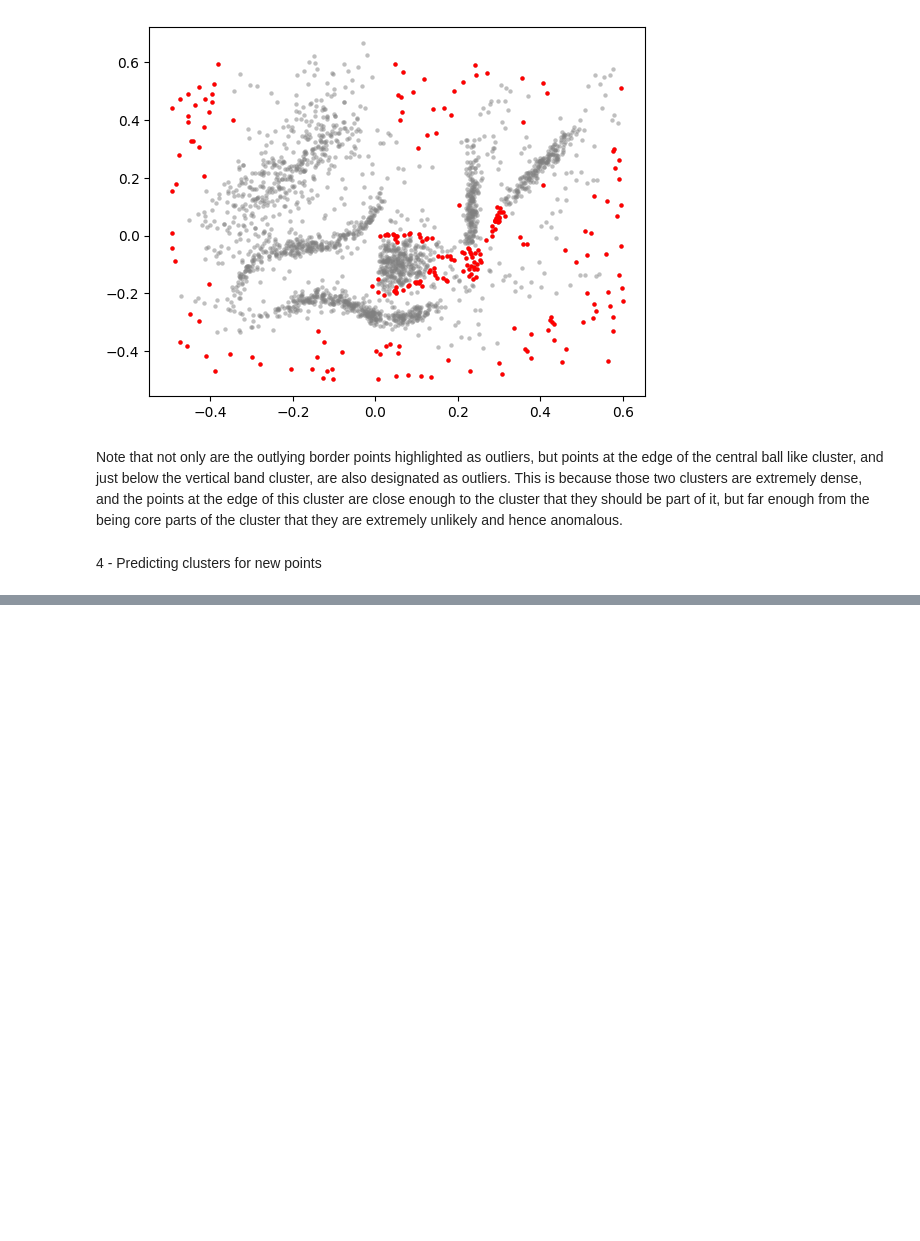
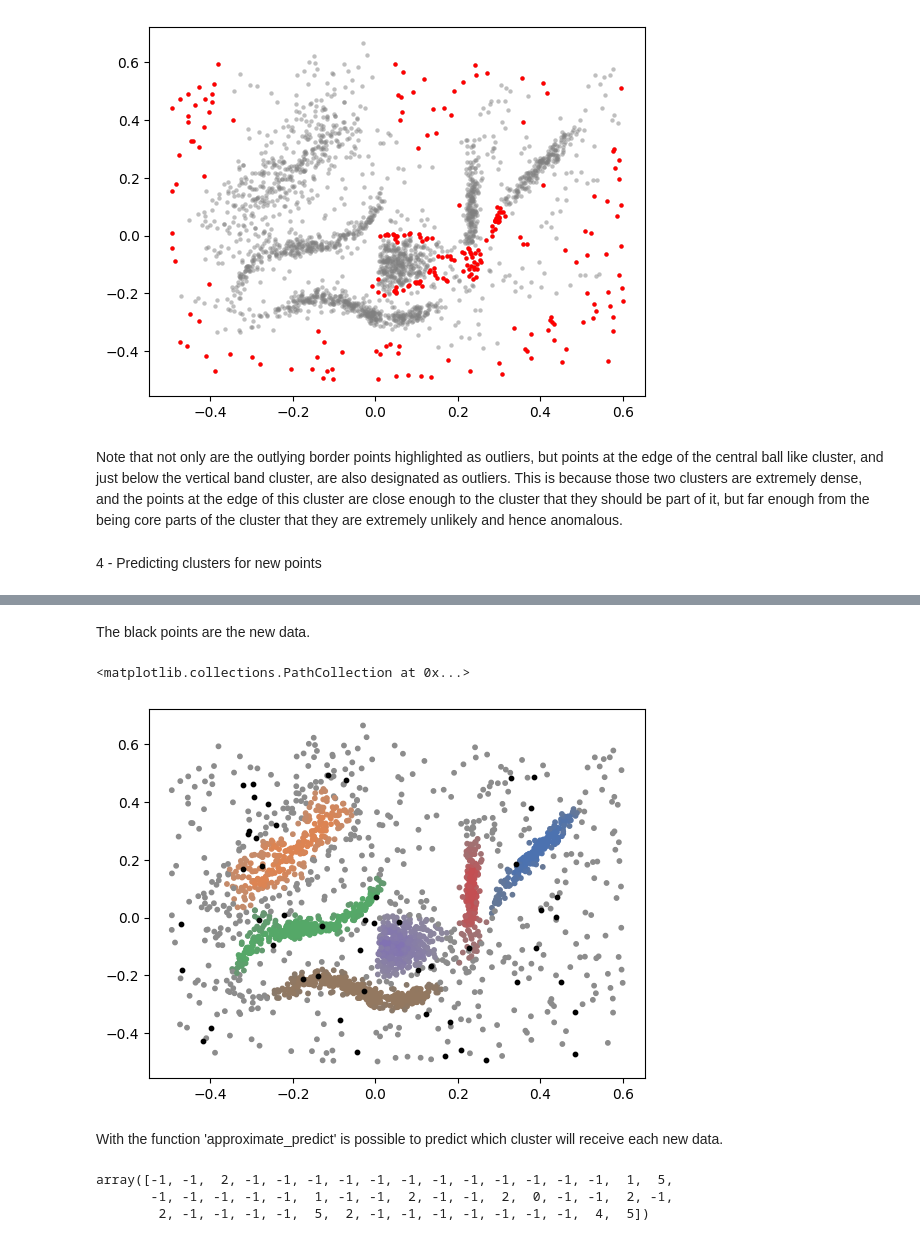
Before and after one commit to HiperBrainer/HDBSCAN, a Jupyter notebook: hdbscan.ipynb, the cells around one changed output, grey strips where cells are left out. Saved outputs shown, nothing was run; the diff lists cells and outputs as text; code cells hidden in the pictures; blank space fills up the shorter version.

```diff
--- a/hdbscan.ipynb
+++ b/hdbscan.ipynb
@@ -250,0 +261,21 @@ Note that not only are the outlying border points highlighted as outliers, but p
+# %% [markdown]
+The black points are the new data.
+# %%
+test_points = np.random.random(size=(50, 2)) - 0.5
+
+colors = [sns.desaturate(pal[col], sat) for col, sat in zip(clusterer.labels_,
+                                                            clusterer.probabilities_)]
+plt.scatter(data.T[0], data.T[1], c=colors,s=10,alpha=1);
+plt.scatter(*test_points.T, c='black', s=10,alpha=1)
+# %% [output]
+<matplotlib.collections.PathCollection at 0x...>
+[figure, added]
+# %% [markdown]
+With the function 'approximate_predict' is possible to predict which cluster will receive each new data.
+# %%
+test_labels, strengths = hdbscan.approximate_predict(clusterer, test_points)
+test_labels
+# %% [output]
+array([-1, -1,  2, -1, -1, -1, -1, -1, -1, -1, -1, -1, -1, -1, -1,  1,  5,
+       -1, -1, -1, -1, -1,  1, -1, -1,  2, -1, -1,  2,  0, -1, -1,  2, -1,
+        2, -1, -1, -1, -1,  5,  2, -1, -1, -1, -1, -1, -1, -1,  4,  5])
```
Also changed, not shown: parts of 23 cells of this notebook.
